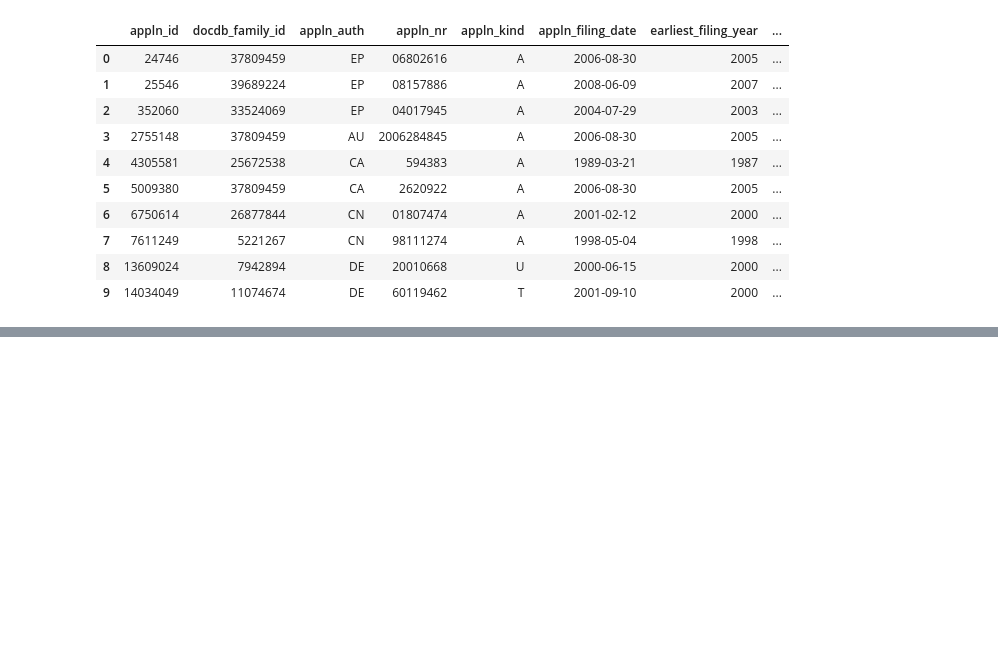
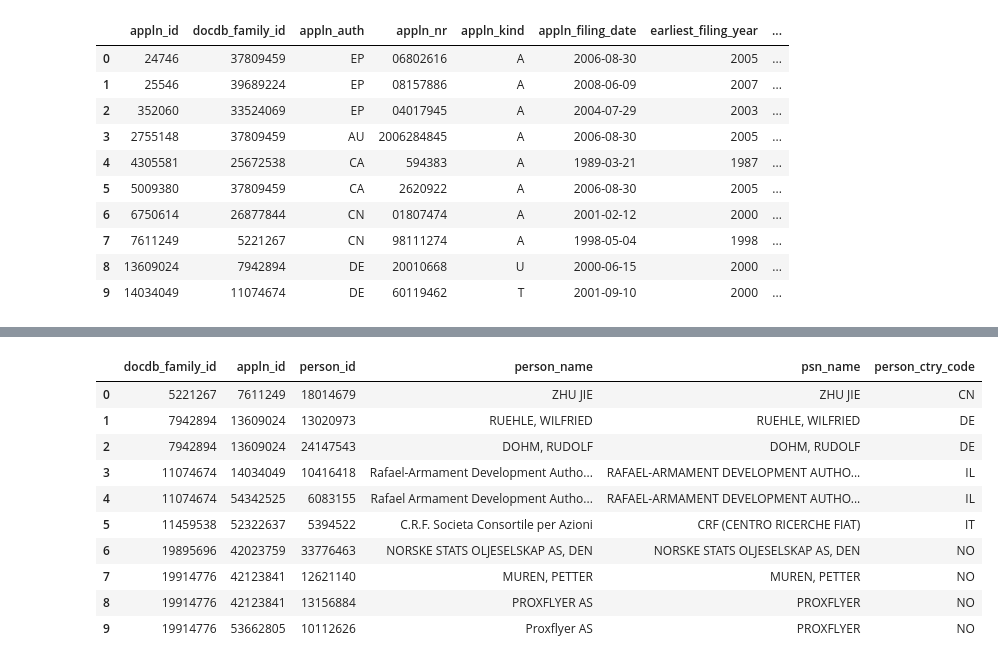
Before and after one commit to RikyPoz/PW_InnovationManagement, a Jupyter notebook: PWStep0.ipynb, the cells around one changed output, grey strips where cells are left out. Drawn from its saved outputs; the diff is of its cells as text; code cells hidden in the pictures; blank space fills up the shorter version.

```diff
--- a/PWStep0.ipynb
+++ b/PWStep0.ipynb
@@ -635,0 +891,70 @@ ABSTRACT:
+# %%
+# EXTRACT APPLICANTS OF THE SELECTED FAMILIES
+# Include all available family members, not only applications
+# that directly matched the keyword or classification searches.
+
+selected_family_ids = (
+    df_families["docdb_family_id"]
+    .dropna()
+    .astype(int)
+    .unique()
+    .tolist()
+)
+
+q_applicants = (
+    db.query(
+        TLS201_APPLN.docdb_family_id,
+        TLS201_APPLN.appln_id,
+        TLS206_PERSON.person_id,
+        TLS206_PERSON.person_name,
+        TLS206_PERSON.psn_name,
+        TLS206_PERSON.person_ctry_code,
+    )
+    .select_from(TLS201_APPLN)
+    .join(
+        TLS207_PERS_APPLN,
+        TLS201_APPLN.appln_id == TLS207_PERS_APPLN.appln_id,
+    )
+    .join(
+        TLS206_PERSON,
+        TLS207_PERS_APPLN.person_id == TLS206_PERSON.person_id,
+    )
+    .filter(
+        TLS201_APPLN.docdb_family_id.in_(selected_family_ids),
+
+        # Keep applicants, including persons who are also inventors.
+        TLS207_PERS_APPLN.applt_seq_nr > 0,
+    )
+    .distinct()
+    .order_by(
+        TLS201_APPLN.docdb_family_id,
+        TLS201_APPLN.appln_id,
+        TLS206_PERSON.person_id,
+    )
+)
+
+df_applicants = patstat.df(q_applicants)
+
+print("Application-applicant records:", len(df_applicants))
+print(
+    "Distinct applicant person IDs:",
+    df_applicants["person_id"].nunique(),
+)
+print(
+    "Families with at least one applicant:",
+    df_applicants["docdb_family_id"].nunique(),
+)
+
+# Report selected families for which no applicant record was retrieved.
+families_without_applicants = (
+    set(selected_family_ids)
+    - set(df_applicants["docdb_family_id"])
+)
+
+print(
+    "Families without a retrieved applicant:",
+    len(families_without_applicants),
+)
+
+display(df_applicants.head(10))
+# %% [output]
@@ -635,0 +965,11 @@ ABSTRACT:
+|  | docdb_family_id | appln_id | person_id | person_name | psn_name | person_ctry_code |
+| 0 | 5221267 | 7611249 | 18014679 | ZHU JIE | ZHU JIE | CN |
+| 1 | 7942894 | 13609024 | 13020973 | RUEHLE, WILFRIED | RUEHLE, WILFRIED | DE |
+| 2 | 7942894 | 13609024 | 24147543 | DOHM, RUDOLF | DOHM, RUDOLF | DE |
+| 3 | 11074674 | 14034049 | 10416418 | Rafael-Armament Development Autho... | RAFAEL-ARMAMENT DEVELOPMENT AUTHO... | IL |
+| 4 | 11074674 | 54342525 | 6083155 | Rafael Armament Development Autho... | RAFAEL-ARMAMENT DEVELOPMENT AUTHO... | IL |
+| 5 | 11459538 | 52322637 | 5394522 | C.R.F. Societa Consortile per Azioni | CRF (CENTRO RICERCHE FIAT) | IT |
+| 6 | 19895696 | 42023759 | 33776463 | NORSKE STATS OLJESELSKAP AS, DEN | NORSKE STATS OLJESELSKAP AS, DEN | NO |
+| 7 | 19914776 | 42123841 | 12621140 | MUREN, PETTER | MUREN, PETTER | NO |
+| 8 | 19914776 | 42123841 | 13156884 | PROXFLYER AS | PROXFLYER | NO |
+| 9 | 19914776 | 53662805 | 10112626 | Proxflyer AS | PROXFLYER | NO |
```
Also changed, not shown: parts of 13 cells of this notebook, 2 other files.
